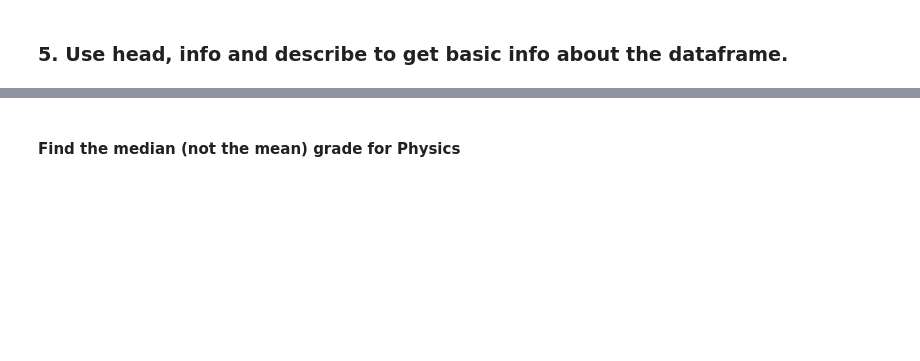
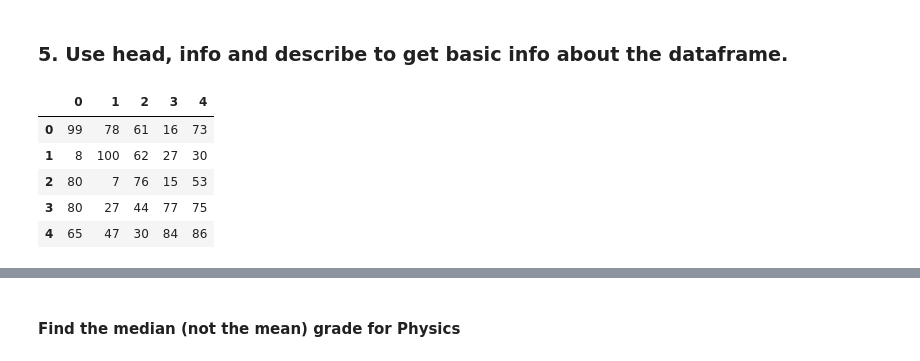
Before and after one commit to julianeberek/moinworld_da_2020-11, a Jupyter notebook: 1.Lab-Intro_numpy_pandas.ipynb, the cells around one changed output, grey strips where cells are left out. Cells and saved outputs as stored; diff of their text form; code cells hidden in the pictures; blank space fills up the shorter version.

```diff
--- a/1.Lab-Intro_numpy_pandas.ipynb
+++ b/1.Lab-Intro_numpy_pandas.ipynb
@@ -50,2 +169,11 @@ col_names = ['Algebra', 'History', 'Physics', 'Biology', 'Language']
 # %% [markdown]
 ### 5. Use head, info and describe to get basic info about the dataframe.
+# %%
+grades.head()
+# %% [output]
+|  | 0 | 1 | 2 | 3 | 4 |
+| 0 | 99 | 78 | 61 | 16 | 73 |
+| 1 | 8 | 100 | 62 | 27 | 30 |
+| 2 | 80 | 7 | 76 | 15 | 53 |
+| 3 | 80 | 27 | 44 | 77 | 75 |
+| 4 | 65 | 47 | 30 | 84 | 86 |
```
Also changed, not shown: parts of 27 cells of this notebook, 1 other file.
